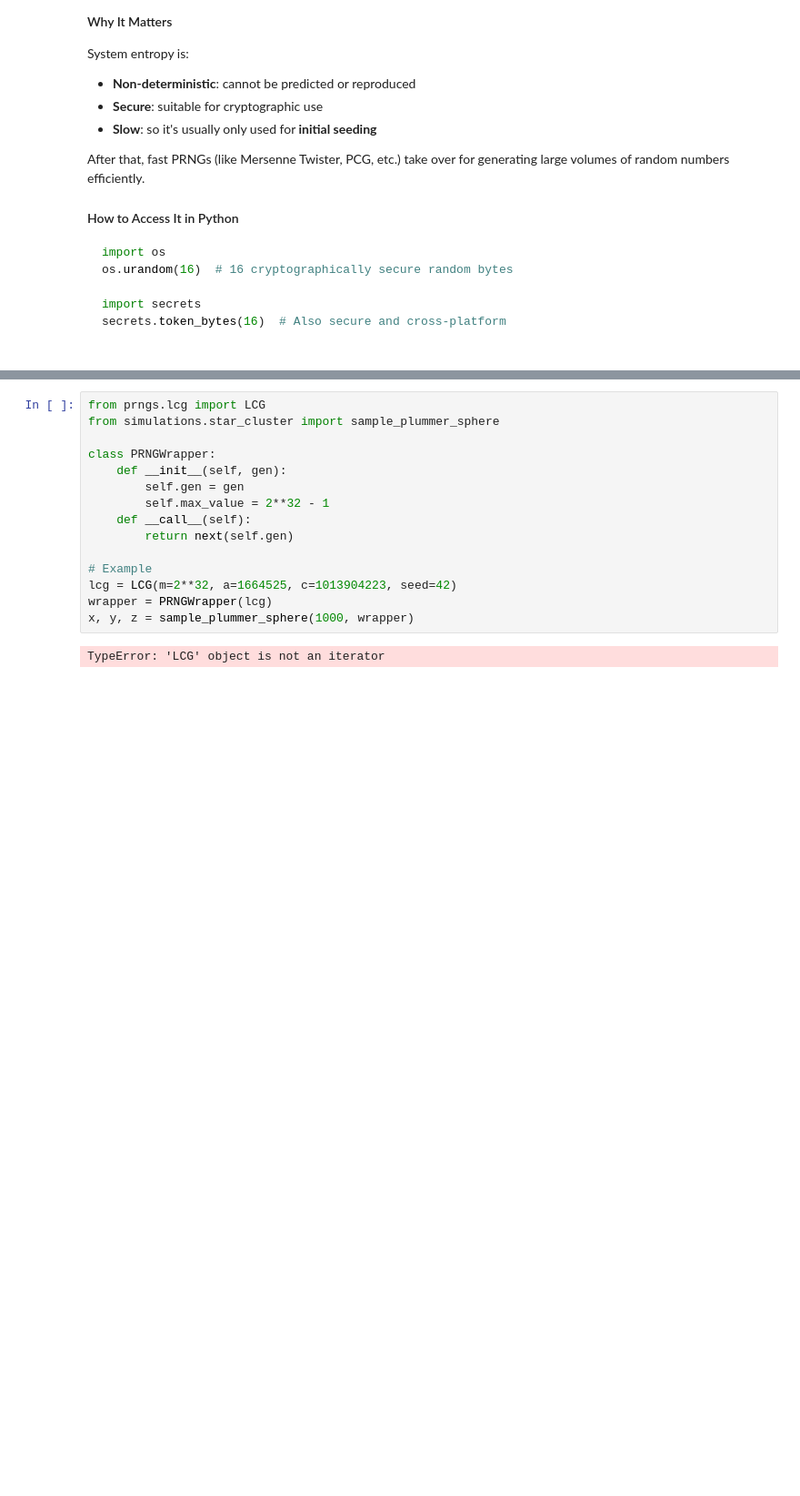
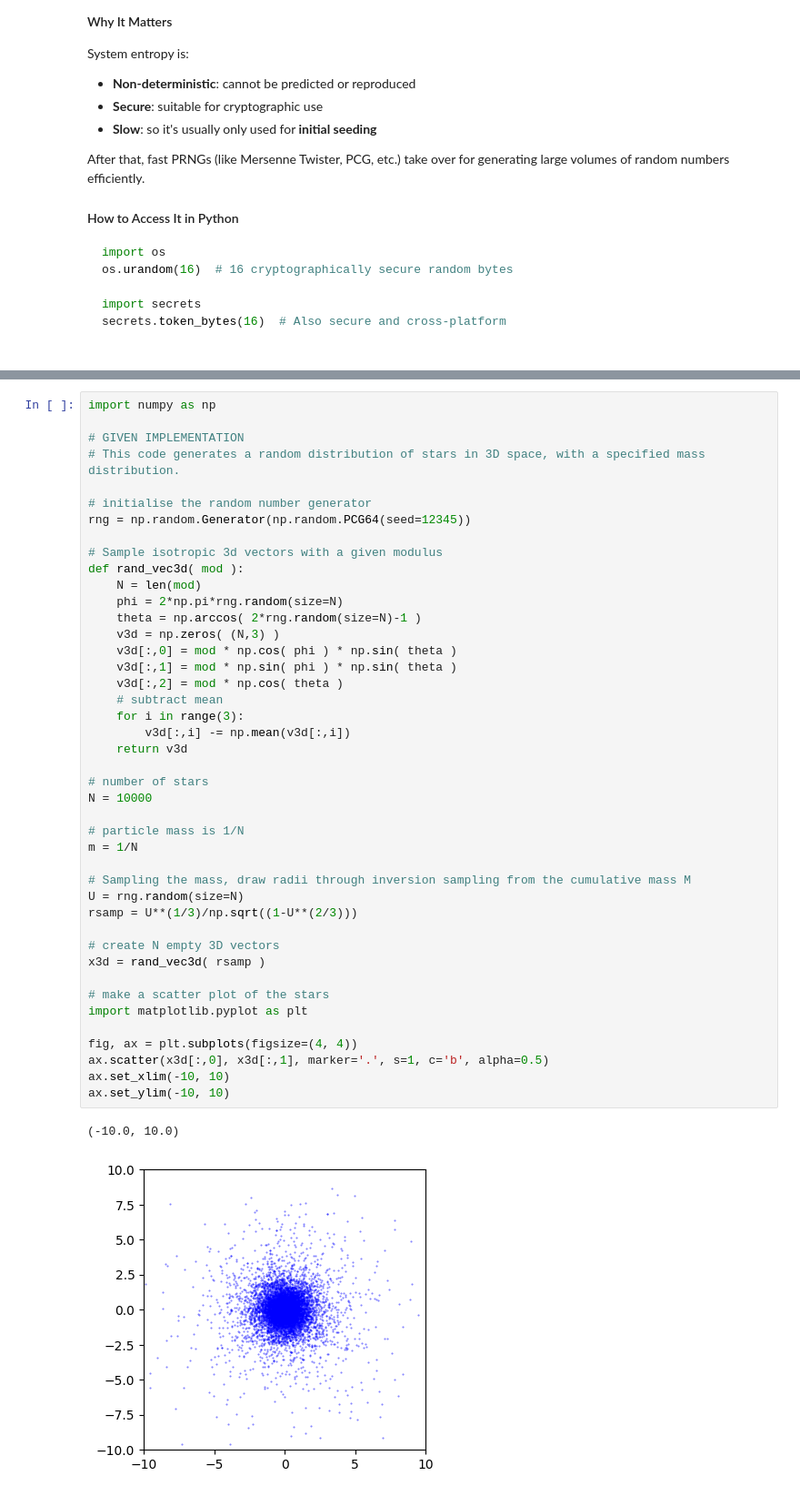
Before and after one commit to SimoneSped/focus_project_Comp_Astro, a Jupyter notebook: notebooks/Report.ipynb, the cells around one changed output, grey strips where cells are left out. Shown: that part at 91% size. Cells and saved outputs as stored; diff of their text form; blank space fills up the shorter version.

Commit message:
Update Presentation, Star Cluster

```diff
--- a/notebooks/Report.ipynb
+++ b/notebooks/Report.ipynb
@@ -454,20 +454,49 @@ secrets.token_bytes(16)  # Also secure and cross-platform
 We have seen different simulations with different PRNGs, but let's also take a look at one simulation with all of the analyzed generators -> more astro?
 
 Star Cluster
-# %%
-from prngs.lcg import LCG
-from simulations.star_cluster import sample_plummer_sphere
-
-class PRNGWrapper:
-    def __init__(self, gen):
-        self.gen = gen
-        self.max_value = 2**32 - 1
-    def __call__(self):
-        return next(self.gen)
-
-# Example
-lcg = LCG(m=2**32, a=1664525, c=1013904223, seed=42)
-wrapper = PRNGWrapper(lcg)
-x, y, z = sample_plummer_sphere(1000, wrapper)
-# %% [output]
-TypeError: 'LCG' object is not an iterator
+# %%
+import numpy as np
+
+# GIVEN IMPLEMENTATION
+# This code generates a random distribution of stars in 3D space, with a specified mass distribution.
+
+# initialise the random number generator
+rng = np.random.Generator(np.random.PCG64(seed=12345))
+
+# Sample isotropic 3d vectors with a given modulus
+def rand_vec3d( mod ):
+    N = len(mod)
+    phi = 2*np.pi*rng.random(size=N)
+    theta = np.arccos( 2*rng.random(size=N)-1 )
+    v3d = np.zeros( (N,3) )
+    v3d[:,0] = mod * np.cos( phi ) * np.sin( theta )
+    v3d[:,1] = mod * np.sin( phi ) * np.sin( theta )
+    v3d[:,2] = mod * np.cos( theta )
+    # subtract mean
+    for i in range(3):
+        v3d[:,i] -= np.mean(v3d[:,i])
+    return v3d
+
+# number of stars
+N = 10000
+
+# particle mass is 1/N
+m = 1/N
+
+# Sampling the mass, draw radii through inversion sampling from the cumulative mass M
+U = rng.random(size=N)
+rsamp = U**(1/3)/np.sqrt((1-U**(2/3)))
+
+# create N empty 3D vectors
+x3d = rand_vec3d( rsamp )
+
+# make a scatter plot of the stars
+import matplotlib.pyplot as plt
+
+fig, ax = plt.subplots(figsize=(4, 4))
+ax.scatter(x3d[:,0], x3d[:,1], marker='.', s=1, c='b', alpha=0.5)
+ax.set_xlim(-10, 10)
+ax.set_ylim(-10, 10)
+# %% [output]
+(-10.0, 10.0)
+[figure, added]
```
Also changed, not shown: parts of 6 cells of this notebook, 8 other files.
